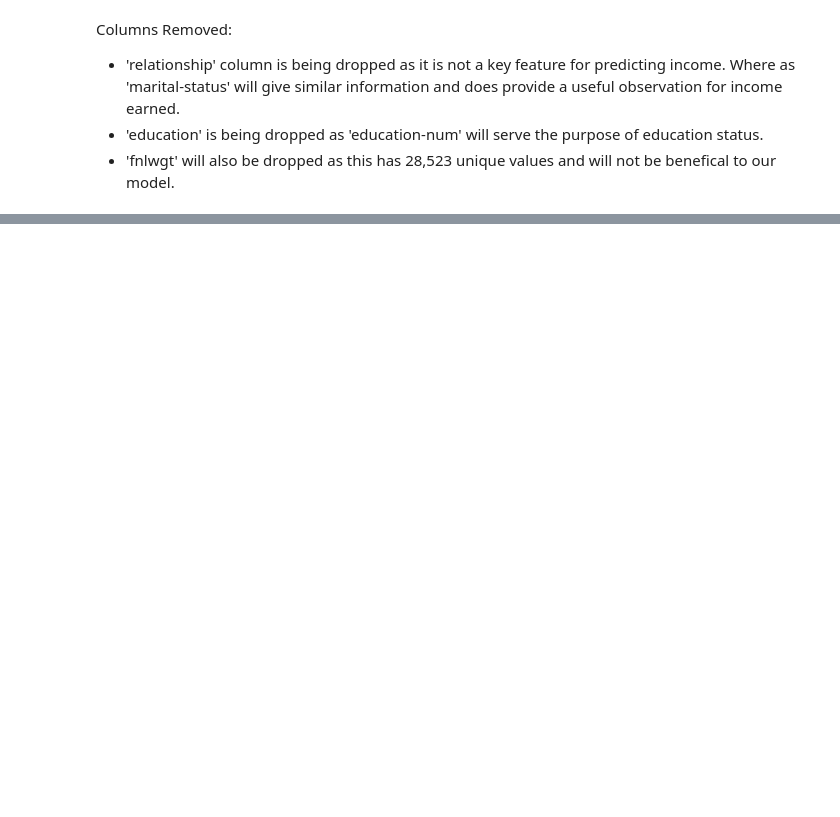
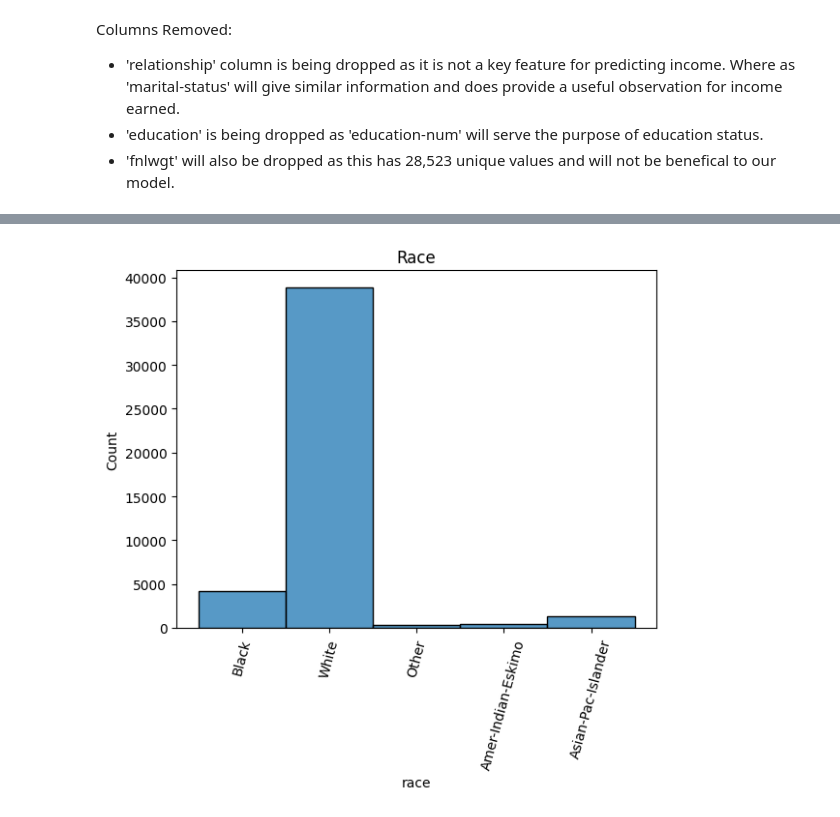
Before and after one commit to KDiBSilva/Adult_Income, a Jupyter notebook: Adult_Income.ipynb, the cells around one changed output, grey strips where cells are left out. Saved outputs shown, nothing was run; the diff lists cells and outputs as text; code cells hidden in the pictures; blank space fills up the shorter version.

```diff
--- a/Adult_Income.ipynb
+++ b/Adult_Income.ipynb
@@ -349,0 +398,9 @@ Columns Removed:
+# %%
+# histogram 'race'
+ax = sns.histplot(data= df, x= 'race')
+# title
+ax.set_title('Race')
+# rotate x labels
+ax.set_xticklabels(ax.get_xticklabels(), rotation=75);
+# %% [output]
+[figure, added]
```
Also changed, not shown: parts of 28 cells of this notebook.
